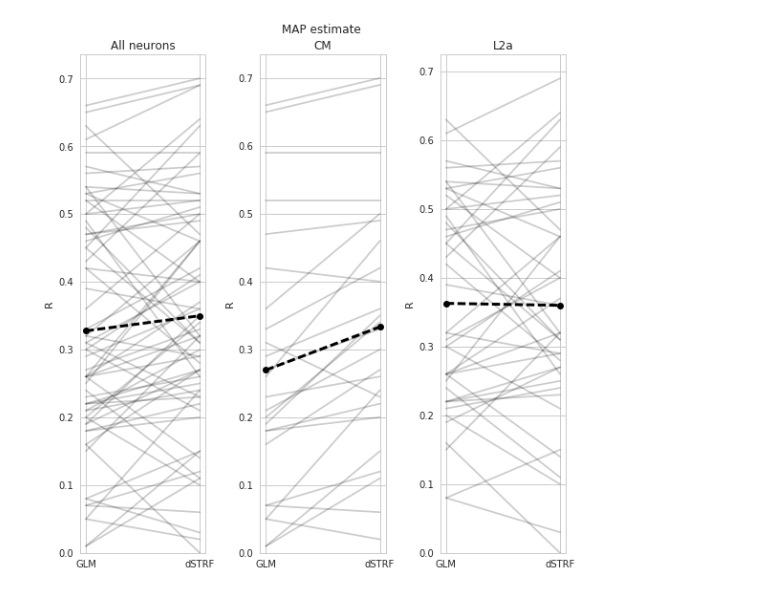
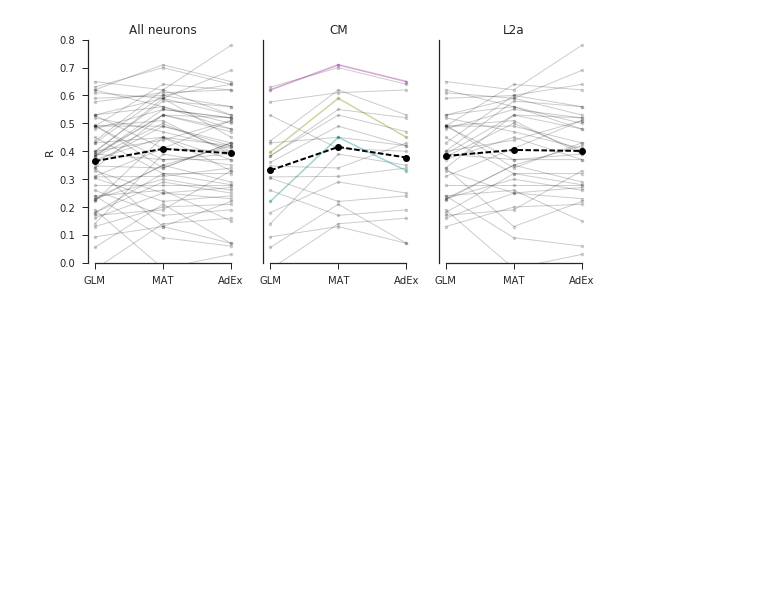
Before and after one commit to melizalab/dstrf, a Jupyter notebook: batch/results_check-bulk.ipynb, the cells around one changed output. Cells and saved outputs as stored; diff of their text form; code cells hidden in the pictures; blank space fills up the shorter version.

```diff
--- a/batch/results_check-bulk.ipynb
+++ b/batch/results_check-bulk.ipynb
@@ -21,6 +21,20 @@ from matplotlib.pyplot import * # plotting functions
 import seaborn as sns           # data visualization package
 sns.set_style("whitegrid")
 sns.set_palette("cubehelix")
+# %%
+figroot = "/scratch/dstrf/figures/crcns_population/"
+
+
+rcParams["svg.fonttype"]='none'
+rc('font',**{'family':'serif','serif':['Times']})
+rc('font',**{'family':'sans-serif','sans-serif':['Arial']})
+
+ch = sns.color_palette("cubehelix",16).as_hex()
+ch4 = sns.color_palette("cubehelix",4).as_hex()
+
+rcParams["svg.fonttype"]='none'
+rc('font',**{'family':'serif','serif':['Times']})
+rc('font',**{'family':'sans-serif','sans-serif':['Arial']})
 # %%
 #exclude = ["oo0108_4_B","oo1220_1_B","pupu0333_4_B","oo1220_5_A", "pipu1018_11_B", "yy1617_3_B"]
 exclude = []
@@ -137,38 +182,45 @@ tight_layout()
 # %%
 data = pd.read_csv("./bulkdata.csv")
-together = np.asarray(data[["GLM","DSTRF"]]).T
-together_cm = np.asarray(data[data["region"]=="CM"][["GLM","DSTRF"]]).T
-together_l2a = np.asarray(data[data["region"]=="L2a"][["GLM","DSTRF"]]).T
+together = np.asarray(data[["glm","mat","adex"]]).T
+together_cm = np.asarray(data[data["region"]=="CM"][["glm","mat","adex"]]).T
+together_l2a = np.asarray(data[data["region"]=="L2a"][["glm","mat","adex"]]).T
 # %%
-figure(figsize=(8,8))
+sns.set_style("ticks")
+figure(figsize=(8,4))
 subplot(131)
-plot(together,"k",alpha=0.2);
-plot(np.mean(together,axis=1),"ko--",linewidth=3)
-xticks([0,1],["GLM","dSTRF"]);
-ylim(0)
+plot(together,"k.-",alpha=0.2,linewidth=1);
+plot(np.mean(together,axis=1),"ko--",linewidth=2)
+xticks([0,1,2],["GLM","MAT","AdEx"]);
+ylim(0,0.8)
 #yticks(np.arange(0,1.1,0.1));
 ylabel("R")
 title("All neurons")
 
 subplot(132)
-plot(together_cm,"k",alpha=0.2);
-plot(np.mean(together_cm,axis=1),"ko--",linewidth=3)
-xticks([0,1],["GLM","dSTRF"]);
-ylim(0)
-#yticks(np.arange(0,1.1,0.1));
-ylabel("R")
+plot(together_cm,"k.-",alpha=0.2,linewidth=1);
+plot(np.mean(together_cm,axis=1),"ko--",linewidth=2)
+plot([0.33,0.45,0.22][::-1],"c.-",alpha=0.2,linewidth=2)
+plot([0.65,0.71,0.62][::-1],"m.-",alpha=0.2,linewidth=2)
+plot([0.45,0.59,0.396][::-1],"y.-",alpha=0.2,linewidth=2)
+xticks([0,1,2],["GLM","MAT","AdEx"]);
+ylim(0,0.8)
+yticks([]);
+#ylabel("R")
 title("CM")
 
 subplot(133)
-plot(together_l2a,"k",alpha=0.2);
-plot(np.mean(together_l2a,axis=1),"ko--",linewidth=3)
-xticks([0,1],["GLM","dSTRF"]);
-ylim(0)
-#yticks(np.arange(0,1.1,0.1));
-ylabel("R")
+plot(together_l2a,"k.-",alpha=0.2,linewidth=1);
+plot(np.mean(together_l2a,axis=1),"ko--",linewidth=2)
+xticks([0,1,2],["GLM","MAT","AdEx"]);
+ylim(0,0.8)
+yticks([]);
+#ylabel("R")
 title("L2a")
-suptitle("MAP estimate",y=1.01,x=0.52)
+#suptitle("MAP estimate",y=1.01,x=0.52)
 
+sns.despine(trim=True)
 tight_layout()
+
+#savefig(figroot+"paired.svg",bbox_inches='tight')
 # %% [output]
-[figure, old version]
+[figure, new version]
```
Also changed, not shown: parts of 8 cells of this notebook, 9 other files.
